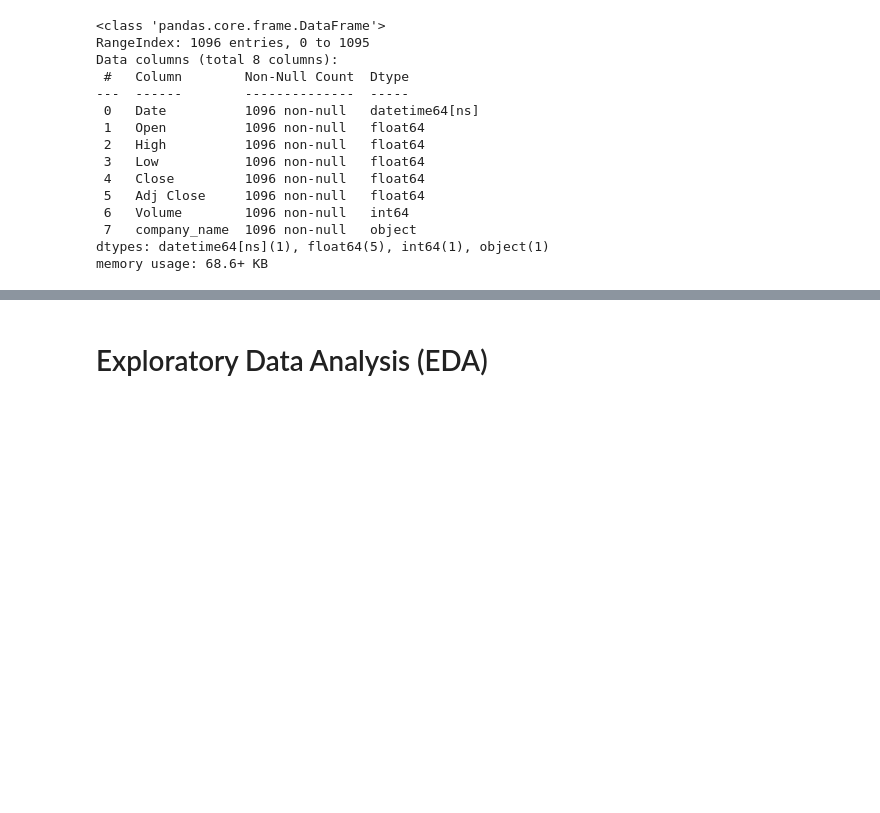
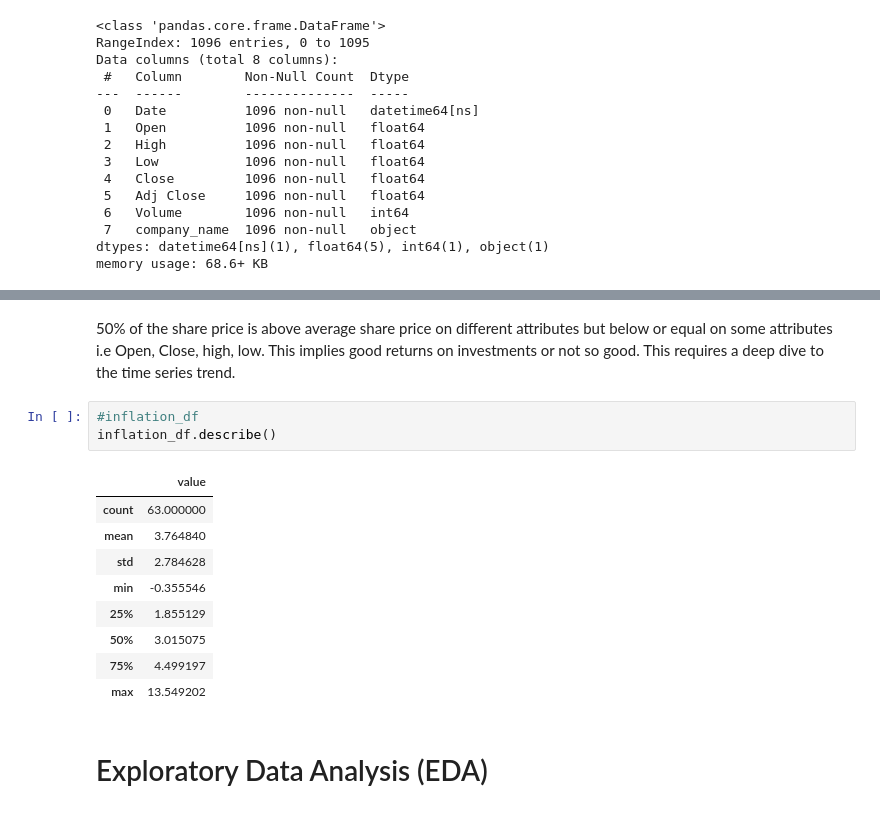
Before and after one commit to kwanda2426/kwanda_mlondi, a Jupyter notebook: mlondi_notebook.ipynb, the cells around one changed output, grey strips where cells are left out. Saved outputs shown, nothing was run; the diff lists cells and outputs as text; blank space fills up the shorter version.

```diff
--- a/mlondi_notebook.ipynb
+++ b/mlondi_notebook.ipynb
@@ -233,3 +291,18 @@ Both Data sets have equal number of rows because we chose the same time frame.
+# %% [markdown]
+50% of the share price is above average share price on different attributes but below or equal on some attributes i.e Open, Close, high, low. This implies good returns on investments or not so good. This requires a deep dive to the time series trend.
+# %%
+#inflation_df
+inflation_df.describe()
+# %% [output]
+|  | value |
+| count | 63.000000 |
+| mean | 3.764840 |
+| std | 2.784628 |
+| min | -0.355546 |
+| 25% | 1.855129 |
+| 50% | 3.015075 |
+| 75% | 4.499197 |
+| max | 13.549202 |
 # %% [markdown]
 # Exploratory Data Analysis (EDA)
 # %% [markdown]
```
Also changed, not shown: parts of 21 cells of this notebook.
